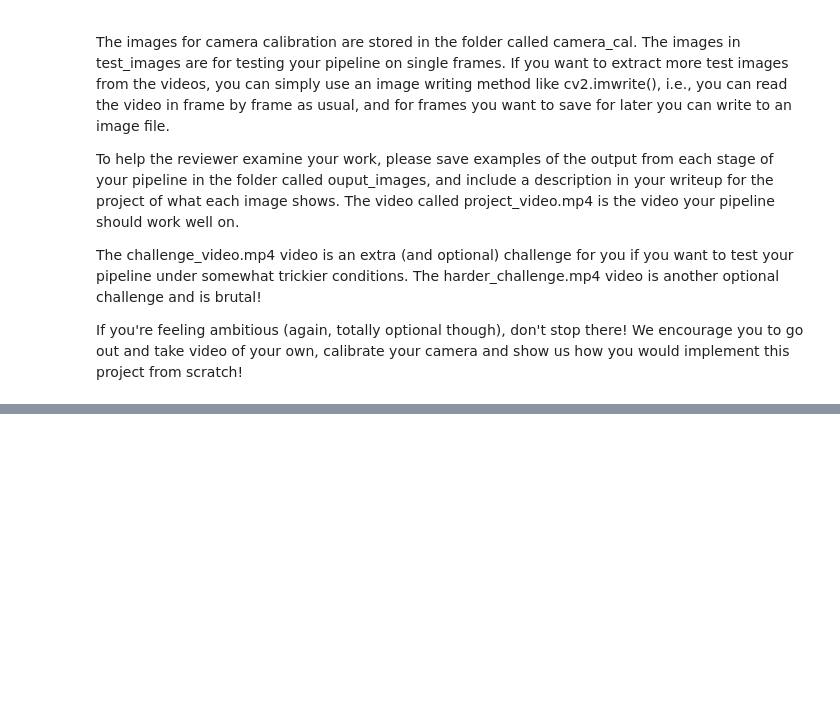
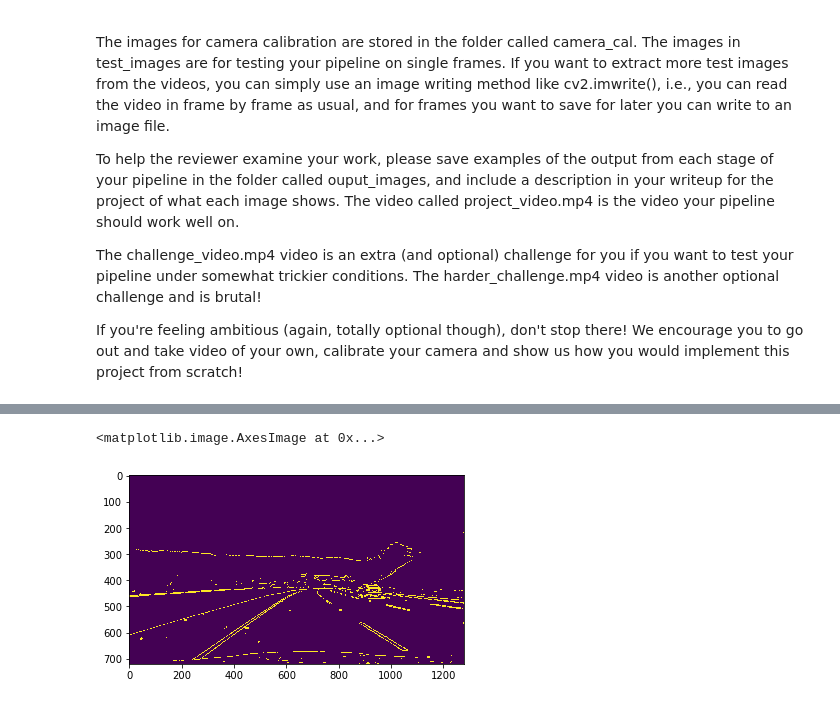
Before and after one commit to hc167/Udacity-SDC-Term-One-AdvancedLaneLines, a Jupyter notebook: P4.ipynb, the cells around one changed output, grey strips where cells are left out. Drawn from its saved outputs; the diff is of its cells as text; code cells hidden in the pictures; blank space fills up the shorter version.

```diff
--- a/P4.ipynb
+++ b/P4.ipynb
@@ -92,0 +124,6 @@ plt.imshow(dst)
+# %%
+sobel_imgb = abs_sobel_thresh(dst,  orient='y')
+plt.imshow(sobel_imgb)
+# %% [output]
+<matplotlib.image.AxesImage at 0x...>
+[figure, added]
```
Also changed, not shown: parts of 10 cells of this notebook.
